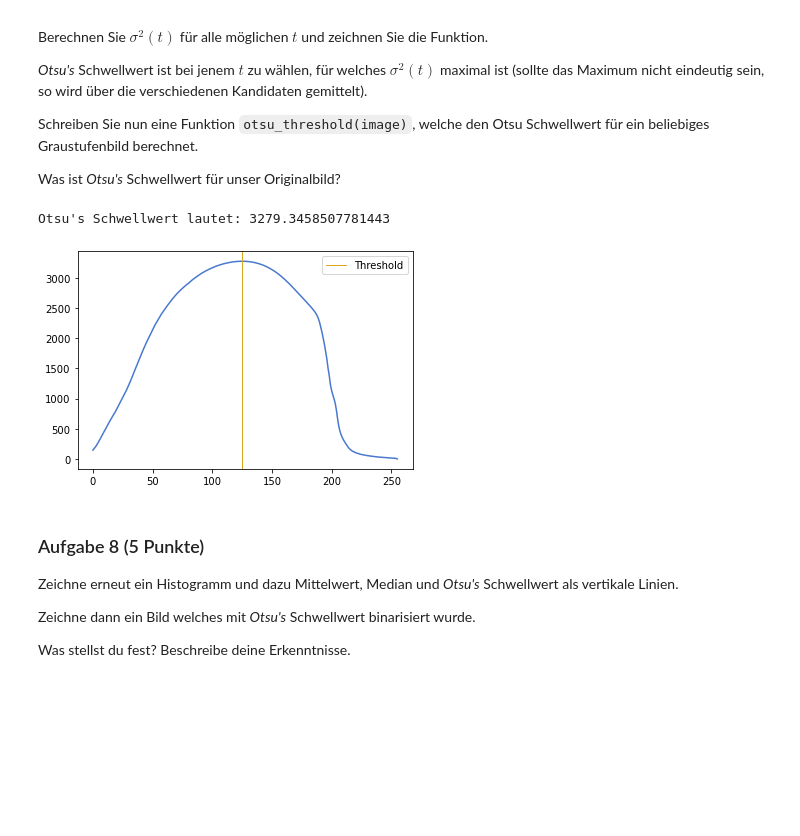
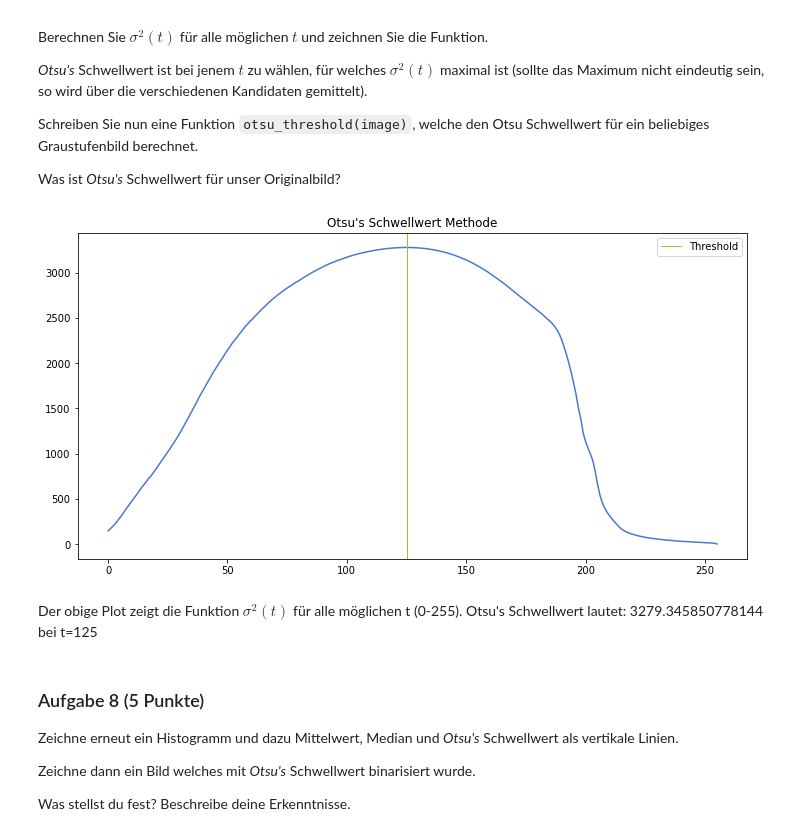
Before and after one commit to marcschny/dsp_assignments, a Jupyter notebook: assignments/assignment08_graded/assignment08_graded.ipynb, the cells around one changed output. Drawn from its saved outputs; the diff is of its cells as text; code cells hidden in the pictures; blank space fills up the shorter version.

```diff
--- a/assignments/assignment08_graded/assignment08_graded.ipynb
+++ b/assignments/assignment08_graded/assignment08_graded.ipynb
@@ -246,38 +251,39 @@ Was ist *Otsu's* Schwellwert für unser Originalbild?
 # %%
 def otsu_threshold(image):
 
     #flatten image if necessarry
     if(image.ndim > 1):
         image = image.flatten()
 
     #calc all thresholds (based on the above formula) and store them in a numpy-array
     allThresholds = np.asarray( ((cum_avg_hist(image, 256)[-1] * cum_dist_hist(image, 256) - cum_avg_hist(image, 256))**2)/(cum_dist_hist(image, 256)*(1 - cum_dist_hist(image, 256))) )
 
     #get max threshold and its positions
     maxThreshold = np.amax(allThresholds)
     maxThresholdPositions = np.where(allThresholds == maxThreshold)
 
     #check multiple positions
     if(len(maxThresholdPositions)>1):
         maxThresholdPos = np.mean(maxThresholdPositions)
     else:
         maxThresholdPos = maxThresholdPositions
 
     return (maxThreshold, maxThresholdPos), allThresholds
 
 
 otsu, threshold_data = otsu_threshold(data)
 
-#plot threshold
-plt.plot(to256, threshold_data)
-plt.axvline(otsu[1], color="goldenrod", linewidth=1, label="Threshold")
-plt.legend()
-
-
-print("Otsu's Schwellwert lautet: "+str(otsu[0])+"\n")
+#plot otsu's threshold method for all t
+fig, ax = plt.subplots(nrows=1, ncols=1, figsize=(12,6))
+_ = ax.plot(to256, threshold_data)
+_ = ax.axvline(otsu[1], color="goldenrod", linewidth=1, label="Threshold")
+_ = ax.set_title("Otsu's Schwellwert Methode")
+_ = ax.legend()
 # %% [output]
-Otsu's Schwellwert lautet: 3279.3458507781443
-[figure, old version]
+[figure, new version]
+# %% [markdown]
+Der obige Plot zeigt die Funktion $\sigma^2(t)$ für alle möglichen t (0-255). </br>
+Otsu's Schwellwert lautet: 3279.345850778144 bei t=125
 # %% [markdown]
 ### Aufgabe 8 (5 Punkte)
 
```
Also changed, not shown: parts of 11 cells of this notebook.
